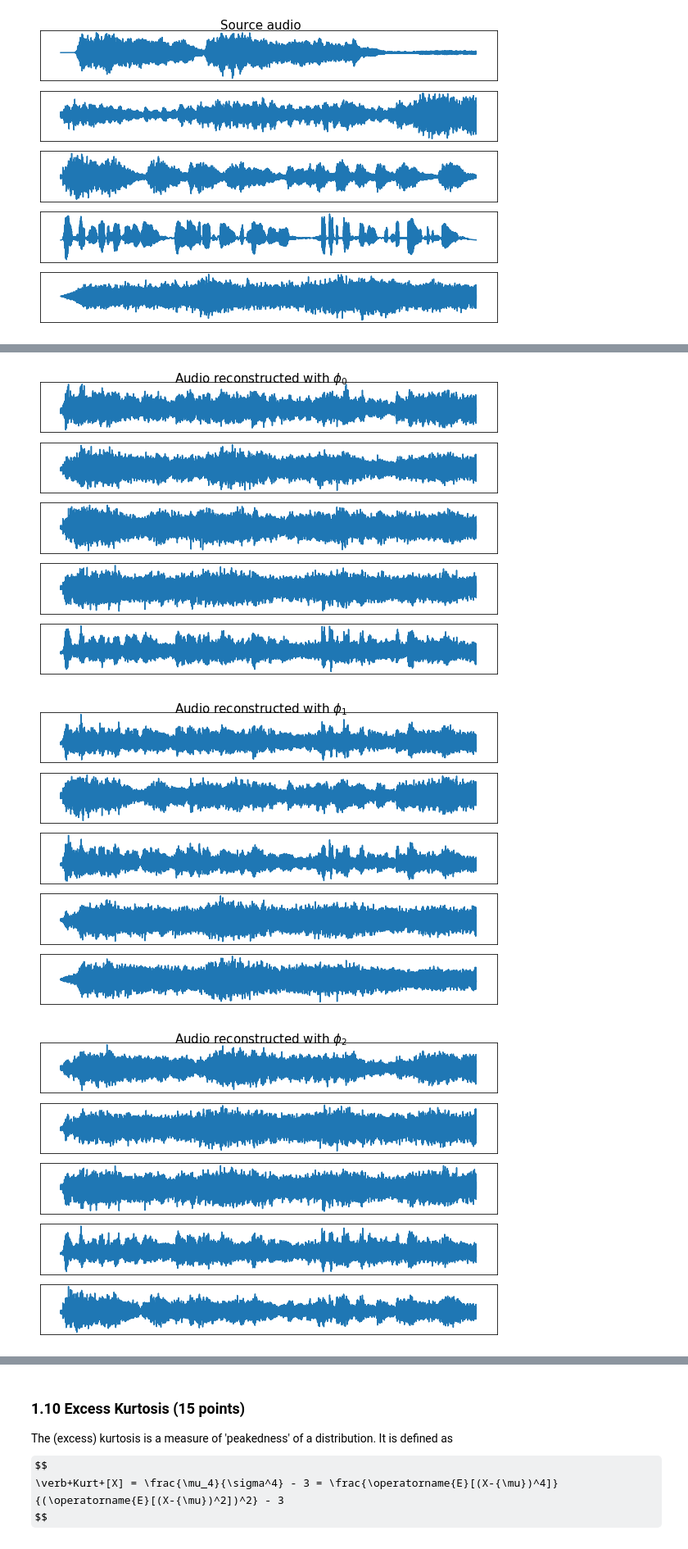
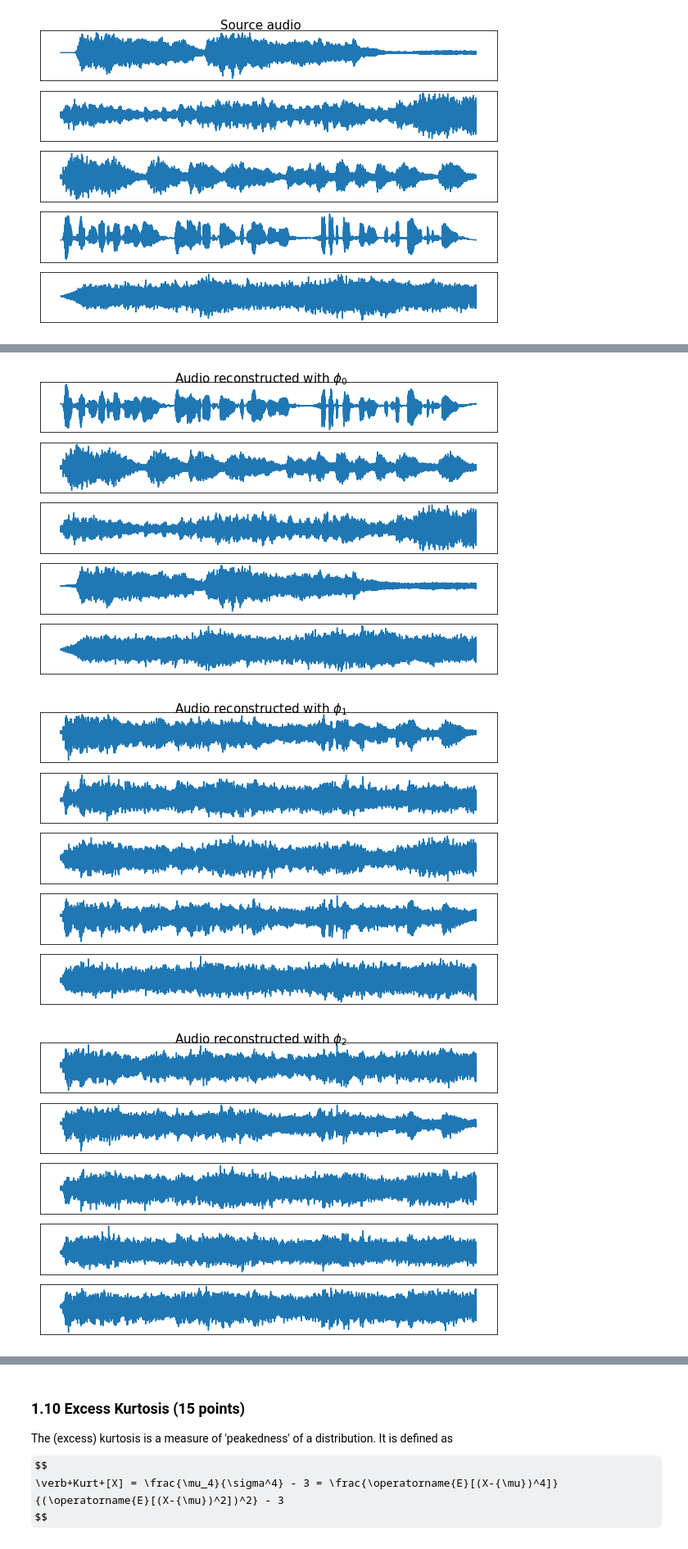
Before and after one commit to mirceamironenco/ML2_Labs, a Jupyter notebook: lab1/mircea.ipynb, the cells around one changed output, grey strips where cells are left out. Shown at 82% size. Saved outputs shown, nothing was run; the diff lists cells and outputs as text; code cells hidden in the pictures; some formulas as TeX source.

```diff
--- a/lab1/mircea.ipynb
+++ b/lab1/mircea.ipynb
@@ -491,22 +491,22 @@ plot_histograms(X_audio, ['beet','beet9','beet92','mike','street'], title='Mixed
 # %%
 # 1.9 (cont)
 # Demix data, reconstructing the original signals
 
 # First, whiten the mixed signals
 Xw_audio = whiten(X_audio)
 
 S_audio_rec = []
 for _, (activ_func, title) in enumerate(zip(phis,phi_titles)):
     # Obtain Demixing matrix
-    W = ICA(Xw_audio, activ_func, learning_rate=1e-2, epochs=15000)
+    W = ICA(Xw_audio, activ_func, learning_rate=1e-2, epochs=1000)
 
     # Obtain reconstructed audio sound
     S_audio_r = np.dot(W, Xw_audio)
     S_audio_rec.append(S_audio_r)
 
     # Plot signal
     plot_signals(S_audio_r, title='Audio reconstructed with ' + title)
 # %% [output]
-[figure, old version]
+[figure, new version]
-[figure, old version]
+[figure, new version]
-[figure, old version]
+[figure, new version]
```
Also changed, not shown: parts of 5 cells of this notebook.
